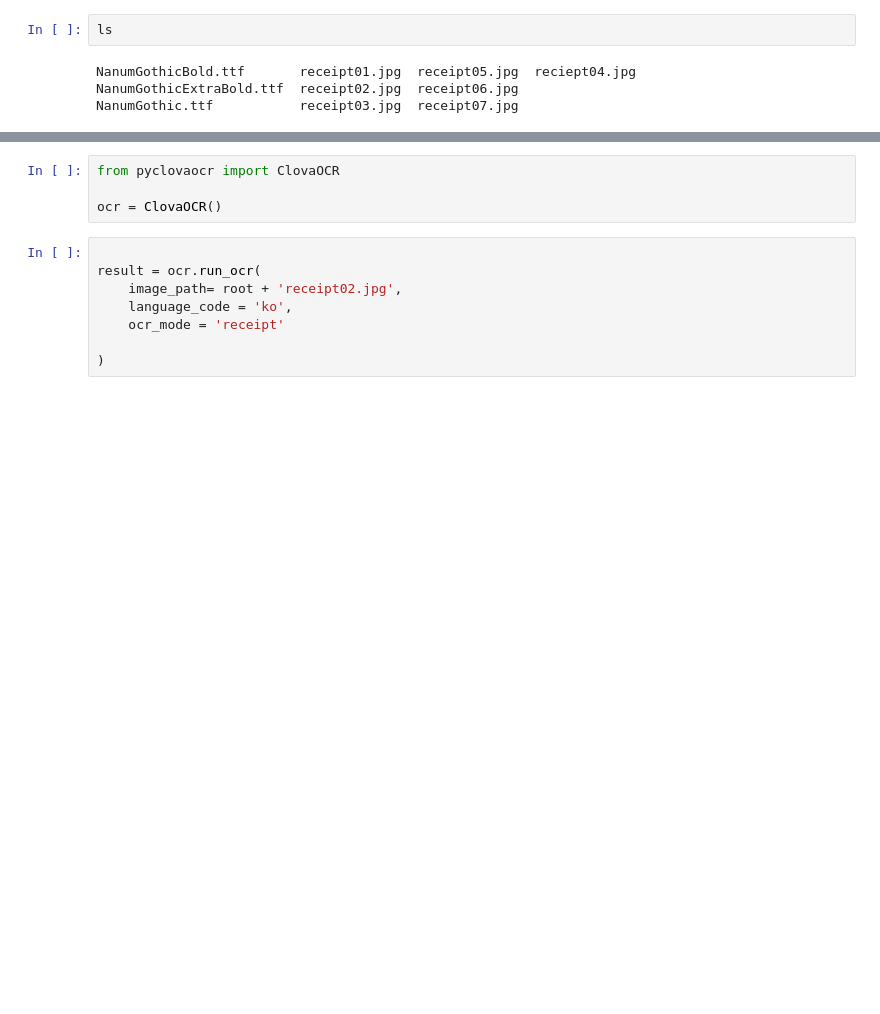
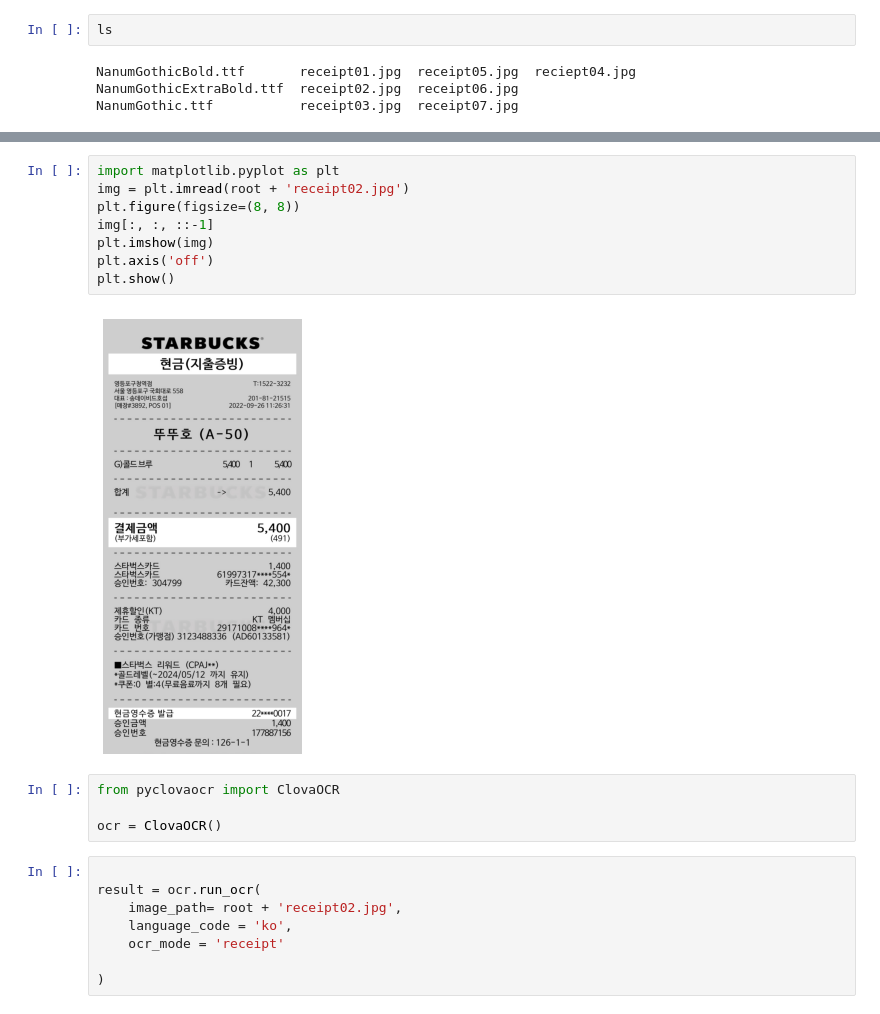
Before and after one commit to hongseoi/colab, a Jupyter notebook: easyOCR01.ipynb, the cells around one changed output, grey strips where cells are left out. Cells and saved outputs as stored; diff of their text form; blank space fills up the shorter version.

```diff
--- a/easyOCR01.ipynb
+++ b/easyOCR01.ipynb
@@ -434,3 +437,13 @@ Requirement already satisfied: idna<3,>=2.5 in /usr/local/lib/python3.8/dist-pac
+# %%
+import matplotlib.pyplot as plt
+img = plt.imread(root + 'receipt02.jpg')
+plt.figure(figsize=(8, 8))
+img[:, :, ::-1]
+plt.imshow(img)
+plt.axis('off')
+plt.show()
+# %% [output]
+[figure, added]
 # %%
 from pyclovaocr import ClovaOCR
 
```
Also changed, not shown: parts of 6 cells of this notebook.
